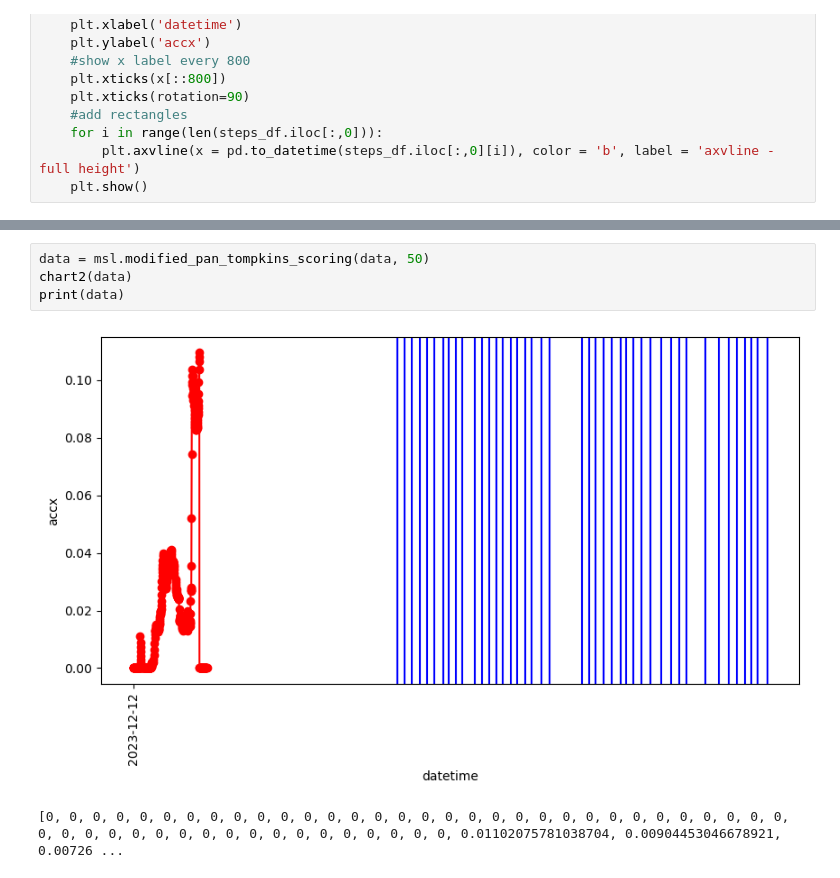
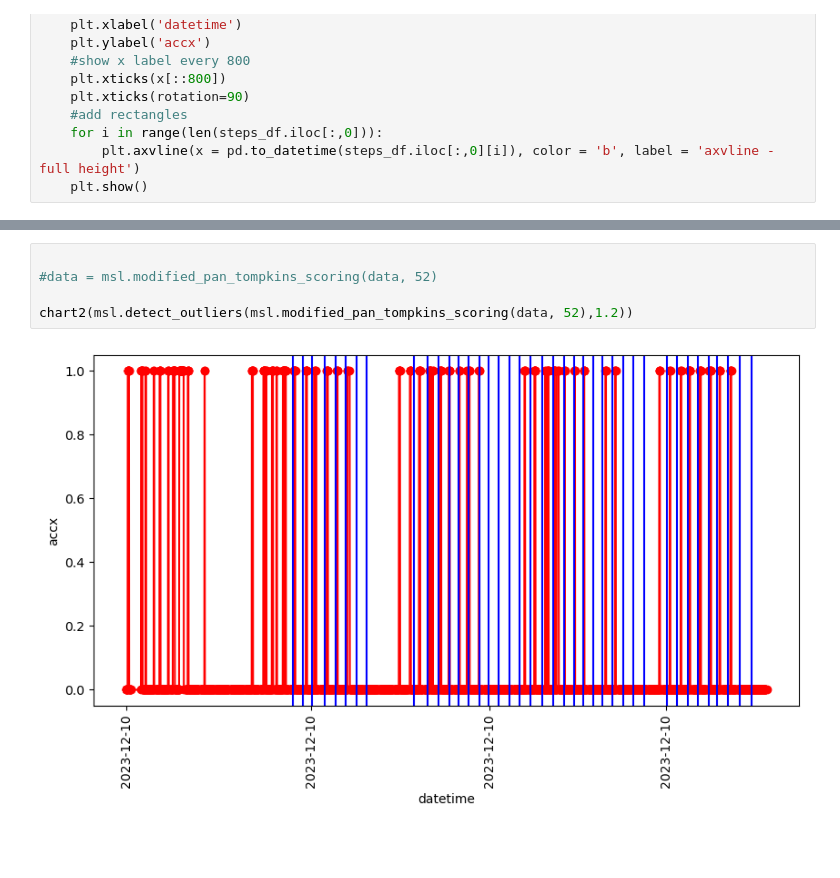
Before and after one commit to LaubertF/SheepRunDetection, a Jupyter notebook: StepDetection.ipynb, the cells around one changed output, grey strips where cells are left out. Saved outputs shown, nothing was run; the diff lists cells and outputs as text; blank space fills up the shorter version.

```diff
--- a/StepDetection.ipynb
+++ b/StepDetection.ipynb
@@ -59,7 +60,7 @@ chart2(data)
 # %%
-data = msl.modified_pan_tompkins_scoring(data, 50)
-chart2(data)
-print(data)
+
+#data = msl.modified_pan_tompkins_scoring(data, 52)
+
+chart2(msl.detect_outliers(msl.modified_pan_tompkins_scoring(data, 52),1.2))
 # %% [output]
-[figure, old version]
+[figure, new version]
-[0, 0, 0, 0, 0, 0, 0, 0, 0, 0, 0, 0, 0, 0, 0, 0, 0, 0, 0, 0, 0, 0, 0, 0, 0, 0, 0, 0, 0, 0, 0, 0, 0, 0, 0, 0, 0, 0, 0, 0, 0, 0, 0, 0, 0, 0, 0, 0, 0, 0, 0.01102075781038704, 0.00904453046678921, 0.00726 ...
```
Also changed, not shown: parts of 8 cells of this notebook, 6 other files.
